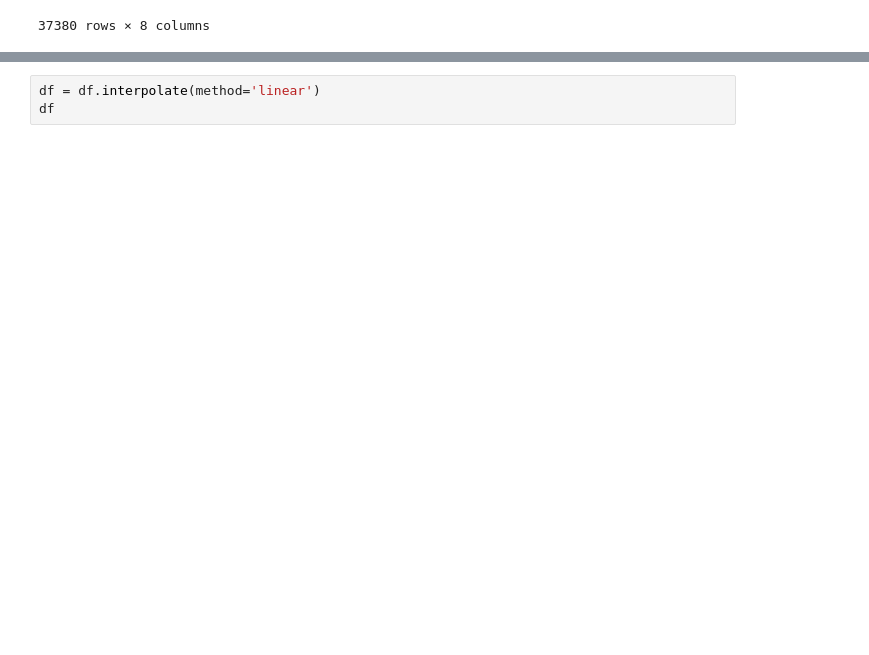
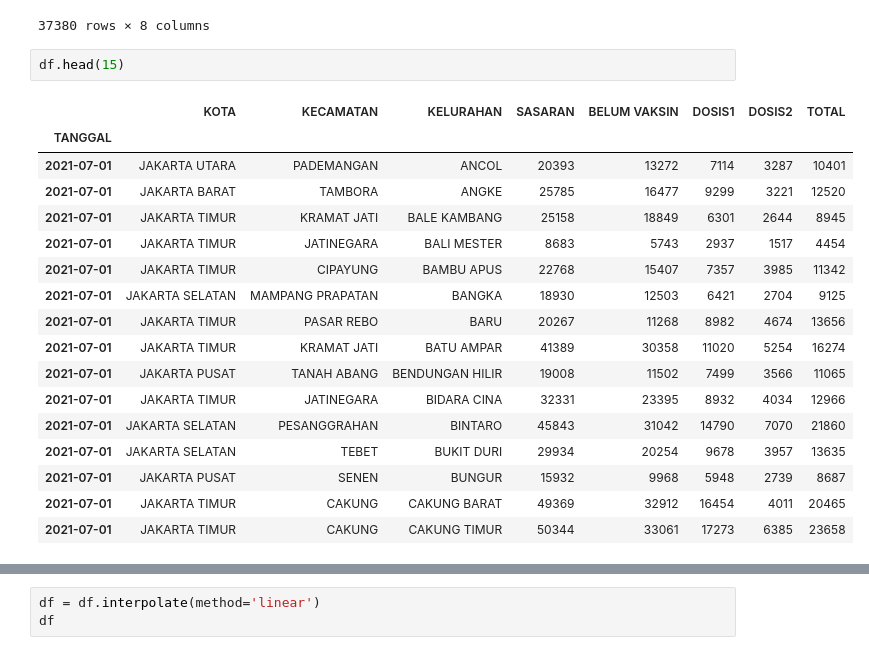
Before and after one commit to FerdyBerlianoP/Internship1, a Jupyter notebook: Untitled.ipynb, the cells around one changed output, grey strips where cells are left out. Cells and saved outputs as stored; diff of their text form; blank space fills up the shorter version.

```diff
--- a/Untitled.ipynb
+++ b/Untitled.ipynb
@@ -63,3 +63,23 @@ df
 | 2021-11-30 | JAKARTA UTARA | TANJUNG PRIOK | WARAKAS | 44401 | 7828 | 36573 | 30403 | 66976 |
 | 2021-11-30 | JAKARTA BARAT | GROGOL PETAMBURAN | WIJAYA KUSUMA | 38934 | 7741 | 31193 | 27022 | 58215 |
 37380 rows × 8 columns
+# %%
+df.head(15)
+# %% [output]
+|  | KOTA | KECAMATAN | KELURAHAN | SASARAN | BELUM VAKSIN | DOSIS1 | DOSIS2 | TOTAL |
+| TANGGAL |  |  |  |  |  |  |  |  |
+| 2021-07-01 | JAKARTA UTARA | PADEMANGAN | ANCOL | 20393 | 13272 | 7114 | 3287 | 10401 |
+| 2021-07-01 | JAKARTA BARAT | TAMBORA | ANGKE | 25785 | 16477 | 9299 | 3221 | 12520 |
+| 2021-07-01 | JAKARTA TIMUR | KRAMAT JATI | BALE KAMBANG | 25158 | 18849 | 6301 | 2644 | 8945 |
+| 2021-07-01 | JAKARTA TIMUR | JATINEGARA | BALI MESTER | 8683 | 5743 | 2937 | 1517 | 4454 |
+| 2021-07-01 | JAKARTA TIMUR | CIPAYUNG | BAMBU APUS | 22768 | 15407 | 7357 | 3985 | 11342 |
+| 2021-07-01 | JAKARTA SELATAN | MAMPANG PRAPATAN | BANGKA | 18930 | 12503 | 6421 | 2704 | 9125 |
+| 2021-07-01 | JAKARTA TIMUR | PASAR REBO | BARU | 20267 | 11268 | 8982 | 4674 | 13656 |
+| 2021-07-01 | JAKARTA TIMUR | KRAMAT JATI | BATU AMPAR | 41389 | 30358 | 11020 | 5254 | 16274 |
+| 2021-07-01 | JAKARTA PUSAT | TANAH ABANG | BENDUNGAN HILIR | 19008 | 11502 | 7499 | 3566 | 11065 |
+| 2021-07-01 | JAKARTA TIMUR | JATINEGARA | BIDARA CINA | 32331 | 23395 | 8932 | 4034 | 12966 |
+| 2021-07-01 | JAKARTA SELATAN | PESANGGRAHAN | BINTARO | 45843 | 31042 | 14790 | 7070 | 21860 |
+| 2021-07-01 | JAKARTA SELATAN | TEBET | BUKIT DURI | 29934 | 20254 | 9678 | 3957 | 13635 |
+| 2021-07-01 | JAKARTA PUSAT | SENEN | BUNGUR | 15932 | 9968 | 5948 | 2739 | 8687 |
+| 2021-07-01 | JAKARTA TIMUR | CAKUNG | CAKUNG BARAT | 49369 | 32912 | 16454 | 4011 | 20465 |
+| 2021-07-01 | JAKARTA TIMUR | CAKUNG | CAKUNG TIMUR | 50344 | 33061 | 17273 | 6385 | 23658 |
```
Also changed, not shown: parts of 7 cells of this notebook.
